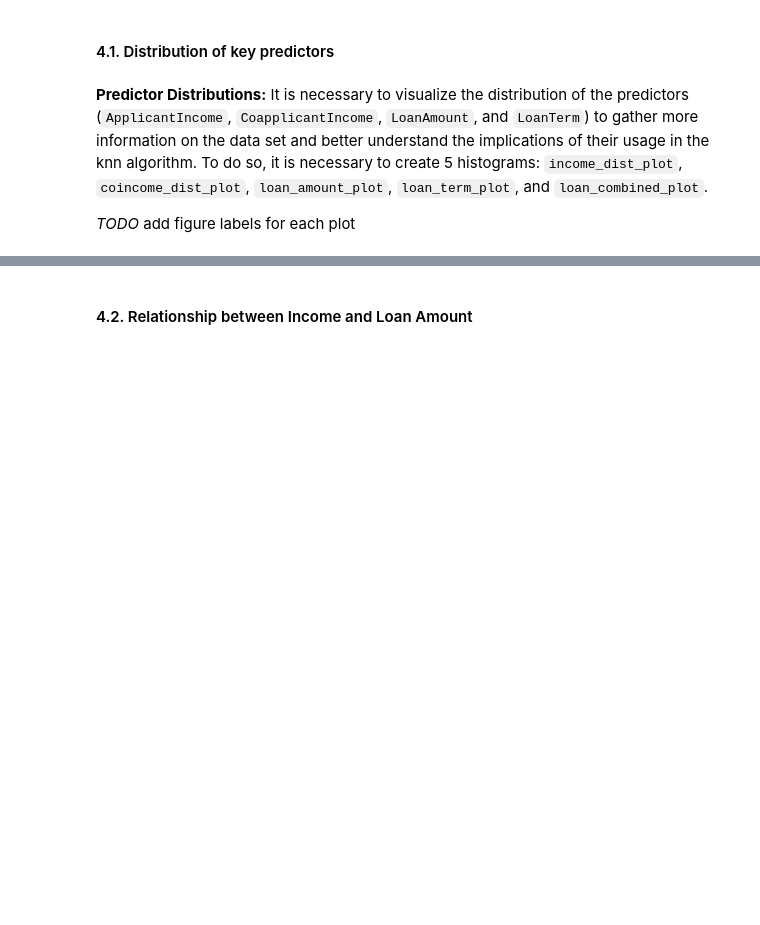
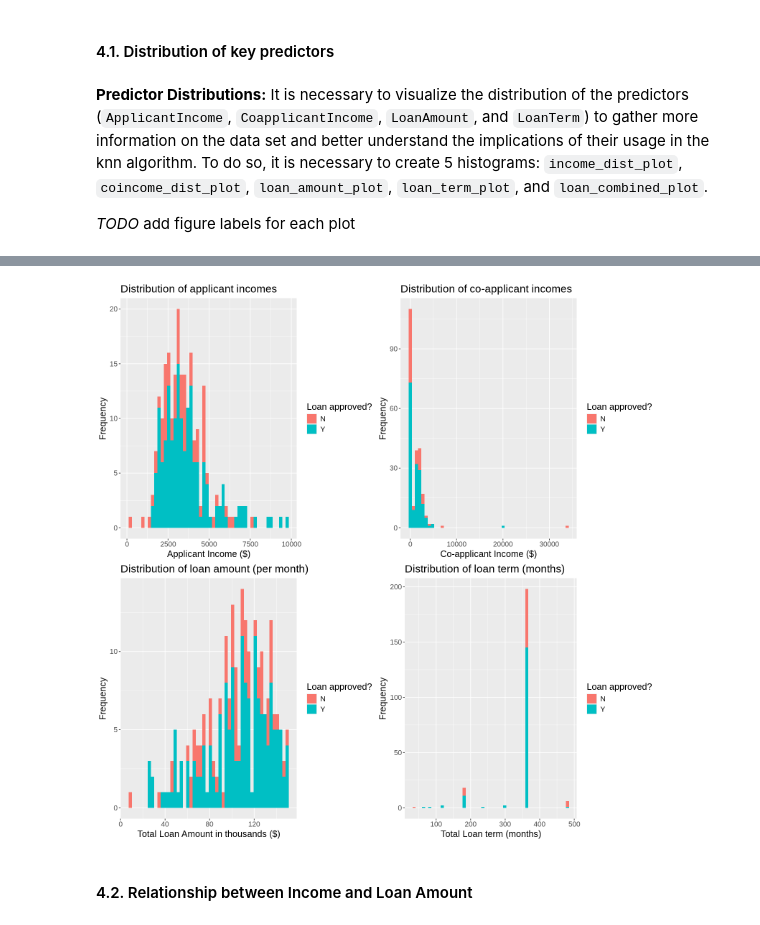
Before and after one commit to mariscovino/DSCI-100-group-project, a Jupyter notebook: project_report.ipynb, the cells around one changed output, grey strips where cells are left out. Cells and saved outputs as stored; diff of their text form; code cells hidden in the pictures; blank space fills up the shorter version.

Commit message:
Changed Graph Layout
Instead of all the graphs being stacked on top of each other, they are now in a 2x2 square.

```diff
--- a/project_report.ipynb
+++ b/project_report.ipynb
@@ -181,32 +196,31 @@ A tibble: 2 × 6
 
 *TODO* add figure labels for each plot
 # %%
-options(repr.plot.width=8, repr.plot.height=8)
+options(repr.plot.width=13, repr.plot.height=13)
 
 income_dist_plot <- loan_train |>
     ggplot(aes(x=ApplicantIncome, fill=LoanStatus)) +
     geom_histogram(bins=50) +
     labs(title = "Distribution of applicant incomes", x = "Applicant Income ($)", y = "Frequency", fill="Loan approved?") +
-    theme(text = element_text(size = 14))
-income_dist_plot
+    theme(text = element_text(size = 15))
+
 
 coincome_dist_plot <- loan_train |>
     ggplot(aes(x=CoapplicantIncome, fill=LoanStatus)) +
     geom_histogram(bins=50) +
     labs(title = "Distribution of co-applicant incomes", x = "Co-applicant Income ($)", y = "Frequency", fill="Loan approved?") +
-    theme(text = element_text(size = 14))
-coincome_dist_plot
+    theme(text = element_text(size = 15))
+
 
 loan_amount_plot <- loan_train |>
     ggplot(aes(x=LoanAmount, fill=LoanStatus)) +
     geom_histogram(bins=50) +
     labs(title = "Distribution of loan amount (per month)", x = "Total Loan Amount in thousands ($)", y = "Frequency", fill="Loan approved?") +
-    theme(text = element_text(size = 14))
-loan_amount_plot
+    theme(text = element_text(size = 15))
+
 
 loan_term_plot <- loan_train |>
     ggplot(aes(x=LoanTerm, fill=LoanStatus)) +
     geom_histogram(bins=50) +
     labs(title = "Distribution of loan term (months)", x = "Total Loan term (months)", y = "Frequency", fill="Loan approved?") +
-    theme(text = element_text(size = 14))
-loan_term_plot
+    theme(text = element_text(size = 15))
@@ -218,3 +227,7 @@ loan_term_plot
+# %%
+grid.arrange(income_dist_plot, coincome_dist_plot, loan_amount_plot, loan_term_plot, ncol = 2, nrow = 2)
+# %% [output]
+[figure, added]
 # %% [markdown]
 #### 4.2. Relationship between Income and Loan Amount
 # %% [markdown]
```
Also changed, not shown: parts of 6 cells of this notebook.
